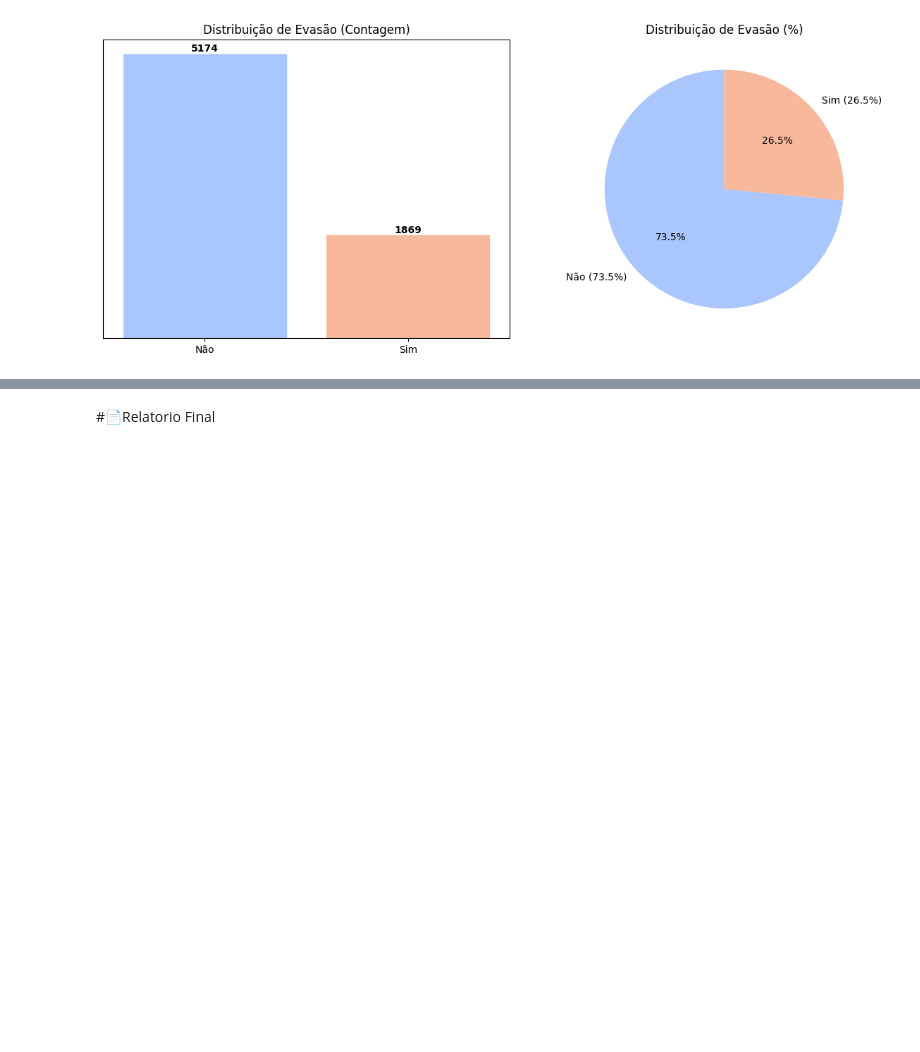
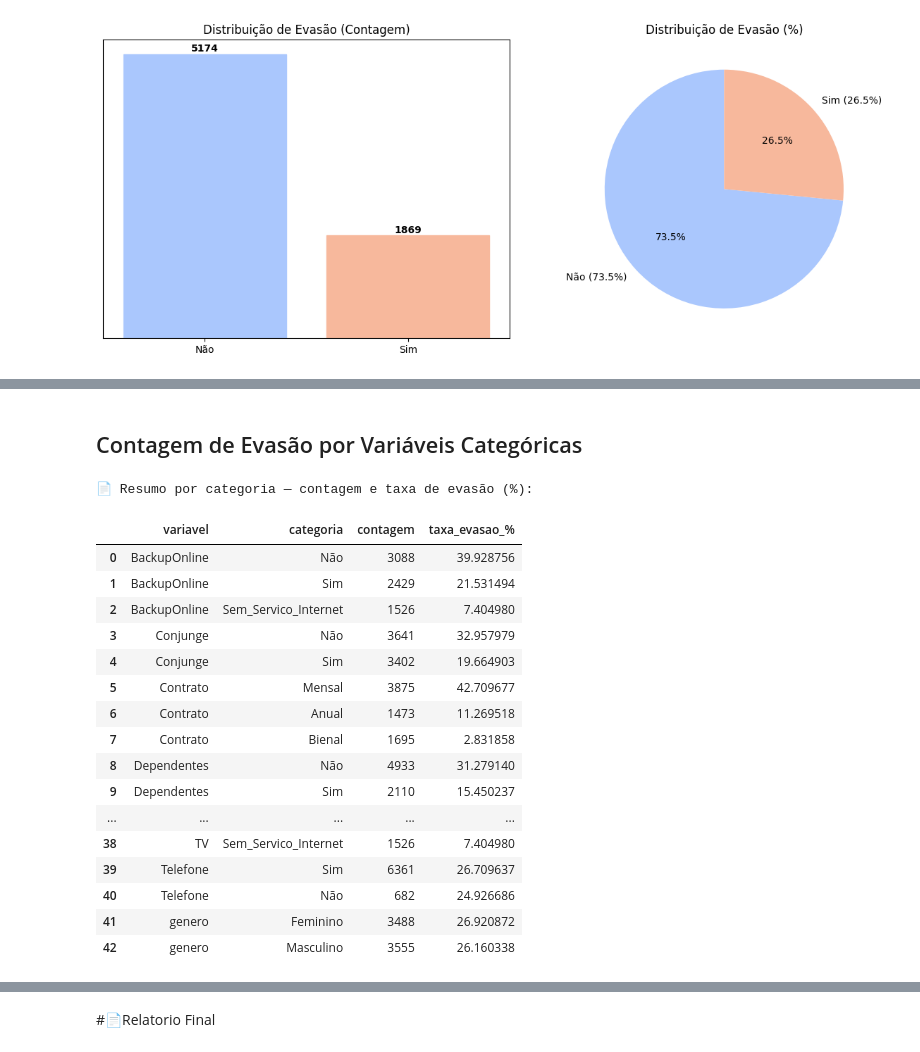
Before and after one commit to alexandregv22/Desafio_TelecomX, a Jupyter notebook: TelecomX_BR.ipynb, the cells around one changed output, grey strips where cells are left out. Drawn from its saved outputs; the diff is of its cells as text; code cells hidden in the pictures; blank space fills up the shorter version.

```diff
--- a/TelecomX_BR.ipynb
+++ b/TelecomX_BR.ipynb
@@ -277,11 +308,3 @@ Não    5174
 Sim    1869
 NaN     224
 Name: count, dtype: int64
-# %%
-pd.set_option('future.no_silent_downcasting', True)
-df_binario = (
-    df.replace({'Sim': 1, 'Não': 0, 'sim': 1, 'não': 0})
-      .infer_objects(copy=False)
-)
-
-df_binario.head()
@@ -448,11 +447,3 @@ Data columns (total 22 columns):
  21  CobrancaDiaria      7043 non-null   float64
 dtypes: float64(3), int64(2), object(17)
 memory usage: 1.2+ MB
-# %%
-pd.set_option('future.no_silent_downcasting', True)
-df_binario = (
-    df.replace({'Sim': 1, 'Não': 0, 'sim': 1, 'não': 0})
-      .infer_objects(copy=False)
-)
-
-df_binario.head()
@@ -770,0 +573,63 @@ plt.show()
+# %% [markdown]
+## Contagem de Evasão por Variáveis Categóricas
+# %%
+if 'df' not in globals() or df.empty:
+    raise ValueError("O DataFrame 'df' não está definido ou está vazio. Execute antes a célula de carregamento e limpeza.")
+
+if 'Evasao' not in df.columns:
+    raise ValueError("Coluna 'Evasao' não encontrada. Verifique a etapa de renomeação/tradução.")
+
+# padroniza alvo
+df = df.copy()
+df['Evasao'] = df['Evasao'].astype(str).str.strip()
+_map_evasao_bin = {'Sim': 1, 'Não': 0}
+df['_EvasaoBin'] = df['Evasao'].map(_map_evasao_bin)
+df_binario = df['_EvasaoBin']
+
+# --------- escolhe categóricas ----------
+candidatas = [
+    'genero','Senior','Conjunge','Dependentes','Telefone','MultiplasLinhas',
+    'ServicoInternet','Seguranca','BackupOnline','Protecao','Suporte',
+    'TV','Filmes','Contrato','Fatura','MetodoPagamento'
+]
+cat_cols = [c for c in candidatas if c in df.columns]
+if not cat_cols:
+    raise ValueError("Nenhuma das variáveis categóricas esperadas foi encontrada.")
+
+# --------- tabela longa: contagem + taxa de evasão ----------
+linhas = []
+for col in cat_cols:
+    s = df[col].astype(str)
+    cont = s.value_counts(dropna=False)
+    valid = df['_EvasaoBin'].notna()
+    taxa = df.loc[valid].groupby(s[valid])['_EvasaoBin'].mean()
+    for cat in cont.index:
+        linhas.append({
+            'variavel': col,
+            'categoria': str(cat),
+            'contagem': int(cont.loc[cat]),
+            'taxa_evasao_%': (float(taxa.get(cat, np.nan))*100.0) if pd.notna(taxa.get(cat, np.nan)) else np.nan
+        })
+
+resumo_long = pd.DataFrame(linhas).sort_values(['variavel','taxa_evasao_%'], ascending=[True, False]).reset_index(drop=True)
+print("📄 Resumo por categoria — contagem e taxa de evasão (%):")
+display(resumo_long)
+# %% [output]
+📄 Resumo por categoria — contagem e taxa de evasão (%):
+|  | variavel | categoria | contagem | taxa_evasao_% |
+| 0 | BackupOnline | Não | 3088 | 39.928756 |
+| 1 | BackupOnline | Sim | 2429 | 21.531494 |
+| 2 | BackupOnline | Sem_Servico_Internet | 1526 | 7.404980 |
+| 3 | Conjunge | Não | 3641 | 32.957979 |
+| 4 | Conjunge | Sim | 3402 | 19.664903 |
+| 5 | Contrato | Mensal | 3875 | 42.709677 |
+| 6 | Contrato | Anual | 1473 | 11.269518 |
+| 7 | Contrato | Bienal | 1695 | 2.831858 |
+| 8 | Dependentes | Não | 4933 | 31.279140 |
+| 9 | Dependentes | Sim | 2110 | 15.450237 |
+| ... | ... | ... | ... | ... |
+| 38 | TV | Sem_Servico_Internet | 1526 | 7.404980 |
+| 39 | Telefone | Sim | 6361 | 26.709637 |
+| 40 | Telefone | Não | 682 | 24.926686 |
+| 41 | genero | Feminino | 3488 | 26.920872 |
+| 42 | genero | Masculino | 3555 | 26.160338 |
```
Also changed, not shown: parts of 31 cells of this notebook, 1 other file.
